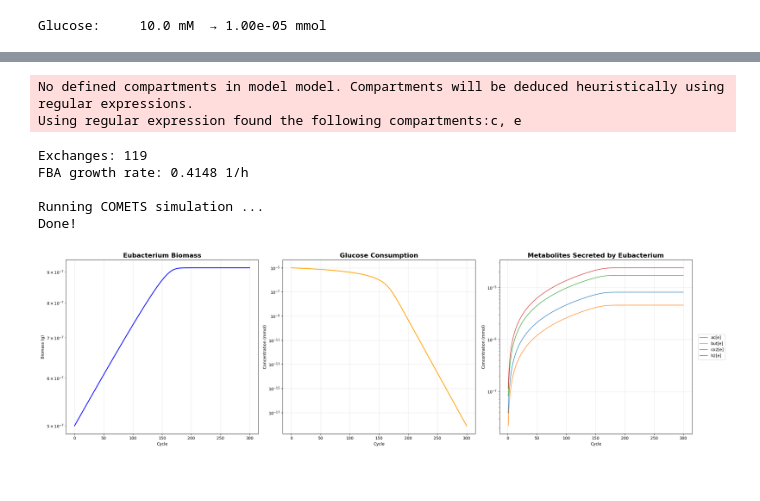
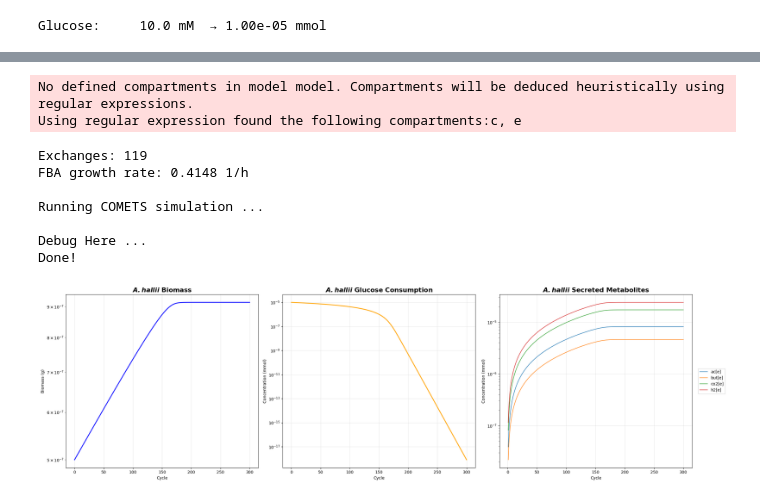
Before and after one commit to m-3-lab/SpatialFBAExample, a Jupyter notebook: Paper Code/3_2_1_Individual.ipynb, the cells around one changed output, grey strips where cells are left out. Drawn from its saved outputs; the diff is of its cells as text; code cells hidden in the pictures.

```diff
--- a/Paper Code/3_2_1_Individual.ipynb
+++ b/Paper Code/3_2_1_Individual.ipynb
@@ -220,23 +225,23 @@ Done!
 fig, axs = plt.subplots(1, 3, figsize=(24, 7))
 
 # Panel 1: Biomass
-bio = sim_bif.total_biomass # extract biomass time series
+bio = sim_b_infantis.total_biomass # extract biomass time series
 #bio = bio[bio["cycle"] <= 10]
-axs[0].plot(bio["cycle"], bio["Bifido"], lw=2, color="blue")
+axs[0].plot(bio["cycle"], bio["B_infantis"], lw=2, color="blue")
 axs[0].set_yscale("log")
 axs[0].set_xlabel("Cycle")
 axs[0].set_ylabel("Biomass (g)")
-axs[0].set_title("Bifido Biomass",fontsize=16, fontweight='bold')
+axs[0].set_title(r"$\bfit{B. infantis}$ Biomass", fontsize=16, fontweight="bold")
 axs[0].grid(alpha=0.3)
 
 # Panel 2: Glucose
-ts = sim_bif.get_metabolite_time_series() # extract metabolite time series
+ts = sim_b_infantis.get_metabolite_time_series() # extract metabolite time series
 #ts = ts[ts["cycle"] <= 10]
 axs[1].plot(ts["cycle"], ts["glc_D[e]"], lw=2, color="orange")
 axs[1].set_yscale("log")
 axs[1].set_xlabel("Cycle")
 axs[1].set_ylabel("Concentration (mmol)")
-axs[1].set_title("Glucose Consumption",fontsize=16, fontweight='bold')
+axs[1].set_title(r"$\bfit{B. infantis}$ Glucose Consumption", fontsize=16, fontweight="bold")
 axs[1].grid(alpha=0.3)
 
 # Panel 3: Secreted metabolites
@@ -252,7 +257,7 @@ for m in sorted(secreted):
 axs[2].set_yscale("log")
 axs[2].set_xlabel("Cycle")
 axs[2].set_ylabel("Concentration (mmol)")
-axs[2].set_title("Metabolites Secreted by Bifido",fontsize=16, fontweight='bold')
+axs[2].set_title(r"$\bfit{B. infantis}$ Secreted Metabolites", fontsize=16, fontweight="bold")
 axs[2].legend(fontsize=10, loc="center left", bbox_to_anchor=(1.02, 0.5))
 axs[2].grid(alpha=0.3)
 
@@ -266,47 +271,48 @@ plt.show()
 # %%
-model_eub = cb.io.load_matlab_model('Eubacterium_hallii_DSM_3353.mat')
-model_eub.id = 'Eubacterium'
+model_a_hallii = cb.io.load_matlab_model('Eubacterium_hallii_DSM_3353.mat')
+model_a_hallii.id = 'A_hallii'
 
-for rxn in model_eub.exchanges:
+for rxn in model_a_hallii.exchanges:
     rxn.lower_bound = 0.0
     rxn.upper_bound = 1000.0
 
-met_to_ex_eub = {met.id: rxn.id for rxn in model_eub.exchanges
-                 for met in rxn.metabolites if met.compartment == 'e'}
-all_ex_mets_eub = set(met_to_ex_eub.keys())
-print(f'Exchanges: {len(all_ex_mets_eub)}')
+met_to_ex_a_hallii = {met.id: rxn.id for rxn in model_a_hallii.exchanges
+                      for met in rxn.metabolites if met.compartment == 'e'}
+
+all_ex_mets_a_hallii = set(met_to_ex_a_hallii.keys())
+print(f'Exchanges: {len(all_ex_mets_a_hallii)}')
 
 # FBA check
-with model_eub as m:
+with model_a_hallii as m:
     for rxn in m.exchanges:
         rxn.lower_bound = 0.0
-    for met_id in background_met_ids & all_ex_mets_eub:
-        ex_id = met_to_ex_eub.get(met_id)
+    for met_id in background_met_ids & all_ex_mets_a_hallii:
+        ex_id = met_to_ex_a_hallii.get(met_id)
         if ex_id:
             m.reactions.get_by_id(ex_id).lower_bound = -1000.0 # un-limit all reactions
-    ex_glc = met_to_ex_eub.get('glc_D[e]')
+    ex_glc = met_to_ex_a_hallii.get('glc_D[e]')
     if ex_glc:
         m.reactions.get_by_id(ex_glc).lower_bound = -GLC_CONC_mM # limit glucose
     sol = m.optimize()
     print(f'FBA growth rate: {sol.objective_value:.4f} 1/h')
 
 # COMETS model
-comets_eub = c.model(model_eub)
-comets_eub.open_exchanges()
-clean_non_ex(comets_eub)
-comets_eub.initial_pop = [0, 0, INIT_BIOMASS]
+comets_a_hallii = c.model(model_a_hallii)
+comets_a_hallii.open_exchanges()
+clean_non_ex(comets_a_hallii)
+comets_a_hallii.initial_pop = [0, 0, INIT_BIOMASS]
 
 # layout
-layout2 = c.layout([comets_eub])
+layout2 = c.layout([comets_a_hallii])
 layout2.grid = [1, 1]
-classify_and_set_media(layout2, all_ex_mets_eub)
+classify_and_set_media(layout2, all_ex_mets_a_hallii)
 layout2.set_specific_metabolite('glc_D[e]', mM_to_mmol(GLC_CONC_mM)) # set initial conc
 layout2.set_specific_refresh('glc_D[e]', 0.0) # no refresh/inflow
 
 # Run
 params2 = make_params()
-sim_eub = c.comets(layout2, params2)
-sim_eub.run()
+sim_a_hallii = c.comets(layout2, params2)
+sim_a_hallii.run()
 # %% [output]
 No defined compartments in model model. Compartments will be deduced heuristically using regular expressions.
 Using regular expression found the following compartments:c, e
@@ -314,48 +320,50 @@ Exchanges: 119
 FBA growth rate: 0.4148 1/h
 
 Running COMETS simulation ...
+
+Debug Here ...
 Done!
 # %%
 fig, axs = plt.subplots(1, 3, figsize=(24, 7))
 
 # Panel 1: Biomass
-bio = sim_eub.total_biomass # extract biomass time series
+bio = sim_a_hallii.total_biomass # extract biomass time series
 # bio = bio[bio["cycle"] <= 10]
-axs[0].plot(bio["cycle"], bio["Eubacterium"], lw=2, color="blue")
+axs[0].plot(bio["cycle"], bio["A_hallii"], lw=2, color="blue")
 axs[0].set_yscale("log")
 axs[0].set_xlabel("Cycle")
 axs[0].set_ylabel("Biomass (g)")
-axs[0].set_title("Eubacterium Biomass", fontsize=16, fontweight="bold")
+axs[0].set_title(r"$\bfit{A. hallii}$ Biomass", fontsize=16, fontweight="bold")
 axs[0].grid(alpha=0.3)
 
 # Panel 2: Glucose
-ts = sim_eub.get_metabolite_time_series() # extract metabolite time series
+ts = sim_a_hallii.get_metabolite_time_series() # extract metabolite time series
 # ts = ts[ts["cycle"] <= 10]
 axs[1].plot(ts["cycle"], ts["glc_D[e]"], lw=2, color="orange")
 axs[1].set_yscale("log")
 axs[1].set_xlabel("Cycle")
 axs[1].set_ylabel("Concentration (mmol)")
-axs[1].set_title("Glucose Consumption", fontsize=16, fontweight="bold")
+axs[1].set_title(r"$\bfit{A. hallii}$ Glucose Consumption", fontsize=16, fontweight="bold")
 axs[1].grid(alpha=0.3)
 
 # Panel 3: Secreted metabolites
 initial_media_mets = background_met_ids | {"glc_D[e]"}
 secreted = [m for m in ts.columns if m not in initial_media_mets and m not in ["cycle"] and "biomass" not in m.lower()]
 
 for m in sorted(secreted):
     y = ts[m].to_numpy(dtype=float)
     y[y <= 0] = np.nan
     if np.any(y > 1e-13): # only plot if there's a significant secretion
         axs[2].plot(ts["cycle"], y, lw=1.2, label=m)
 
 axs[2].set_yscale("log")
 axs[2].set_xlabel("Cycle")
 axs[2].set_ylabel("Concentration (mmol)")
-axs[2].set_title("Metabolites Secreted by Eubacterium", fontsize=16, fontweight="bold")
+axs[2].set_title(r"$\bfit{A. hallii}$ Secreted Metabolites", fontsize=16, fontweight="bold")
 axs[2].legend(fontsize=10, loc="center left", bbox_to_anchor=(1.02, 0.5))
 axs[2].grid(alpha=0.3)
 
 fig.tight_layout()
 plt.show()
 # %% [output]
-[figure, old version]
+[figure, new version]
```
Also changed, not shown: parts of 7 cells of this notebook, 1 other file.
